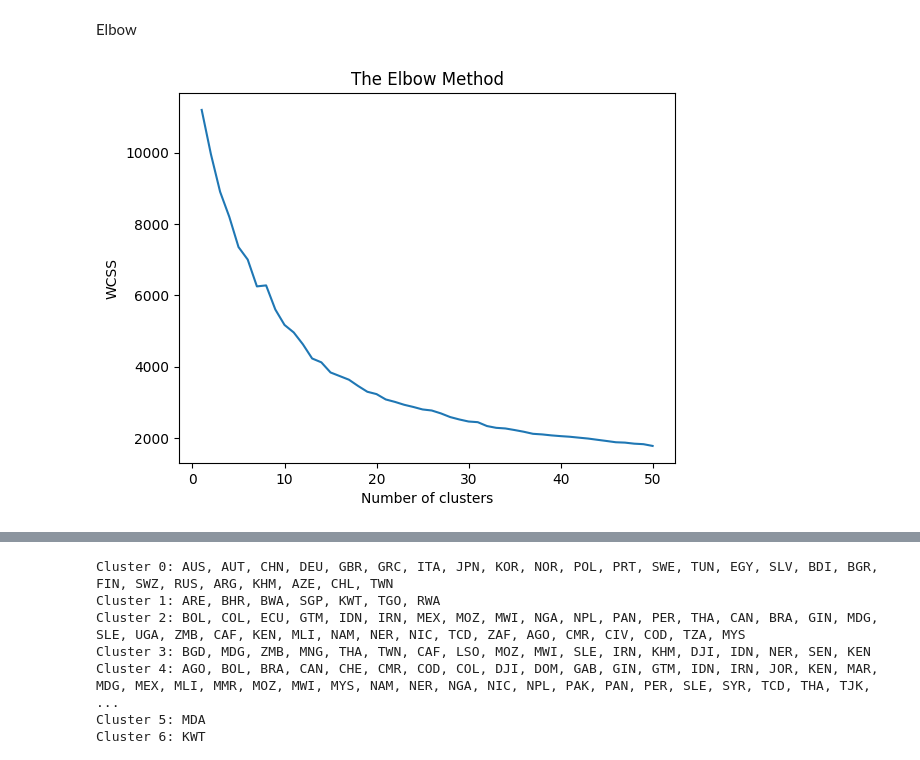
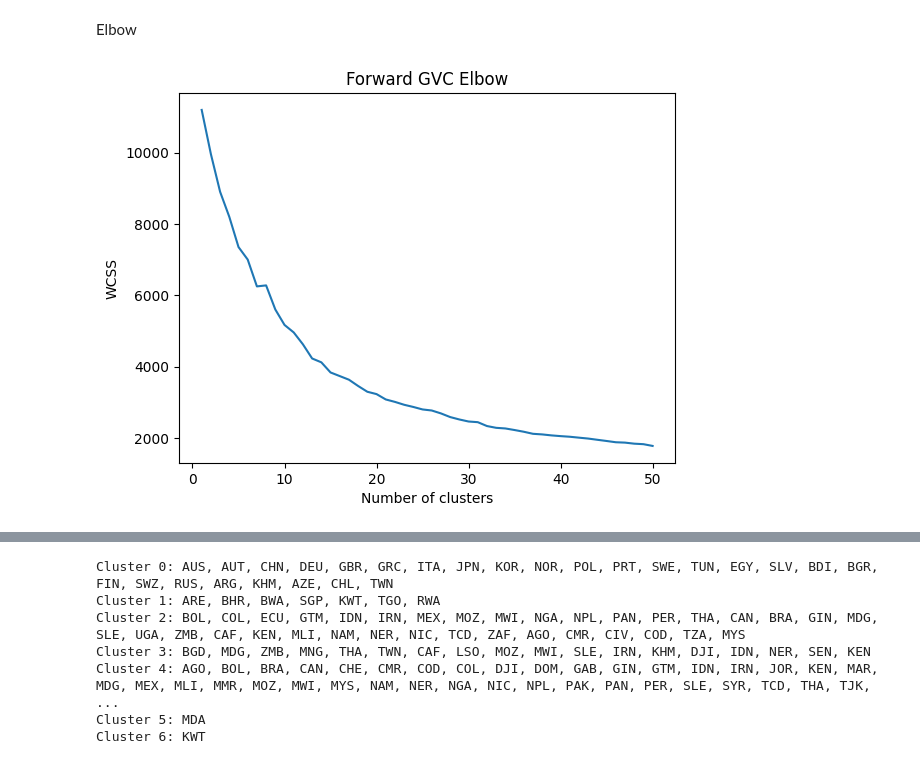
Before and after one commit to JanetYing/ECMA31350_Project, a Jupyter notebook: code/clustering/clustering_code.ipynb, the cells around one changed output, grey strips where cells are left out. Cells and saved outputs as stored; diff of their text form; code cells hidden in the pictures.

```diff
--- a/code/clustering/clustering_code.ipynb
+++ b/code/clustering/clustering_code.ipynb
@@ -210,28 +210,28 @@ Elbow
 # %%
 
 # relevant variables
 features = data[['s6', 'milexp_pergdpSIPRI', 'decade', 'logpopdens_diff' , 'ecgrowth_demeaned', 'democracy_diff',
                  'logmountain', 'ethnic_fractionalization']]
 
 # Normalize the features
 scaler = StandardScaler()
 features_scaled = scaler.fit_transform(features)
 
 # Calculating WCSS for a range of number of clusters
 wcss = []
 for i in range(1, 51):  # Testing 1 to 10 clusters
     kmeans = KMeans(n_clusters=i, init='k-means++', random_state=42)
     kmeans.fit(features_scaled)
     wcss.append(kmeans.inertia_)
 
 # Plotting the results to observe 'The Elbow'
 plt.plot(range(1, 51), wcss)
-plt.title('The Elbow Method')
+plt.title('Forward GVC Elbow')
 plt.xlabel('Number of clusters')
 plt.ylabel('WCSS')
 plt.show()
 # %% [output]
-[figure, old version]
+[figure, new version]
 # %%
 kmeans = KMeans(n_clusters=20, random_state=0)
 data['Cluster'] = kmeans.fit_predict(features_scaled)
```
Also changed, not shown: parts of 8 cells of this notebook, 3 other files.
